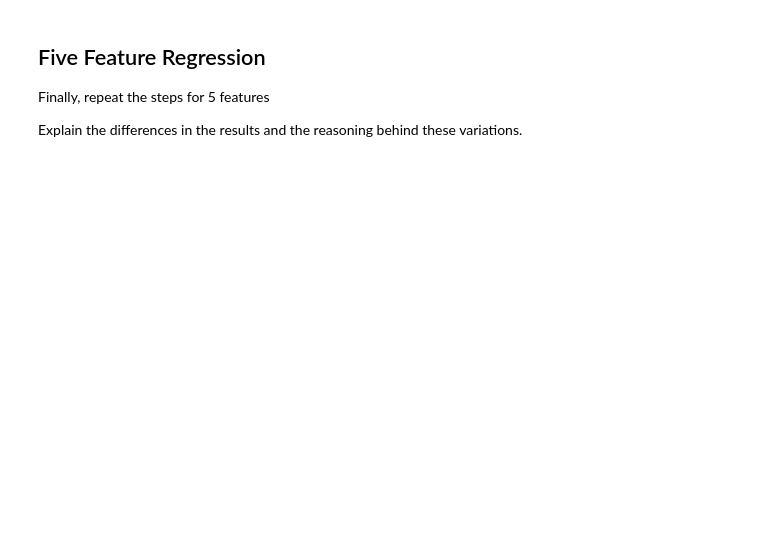
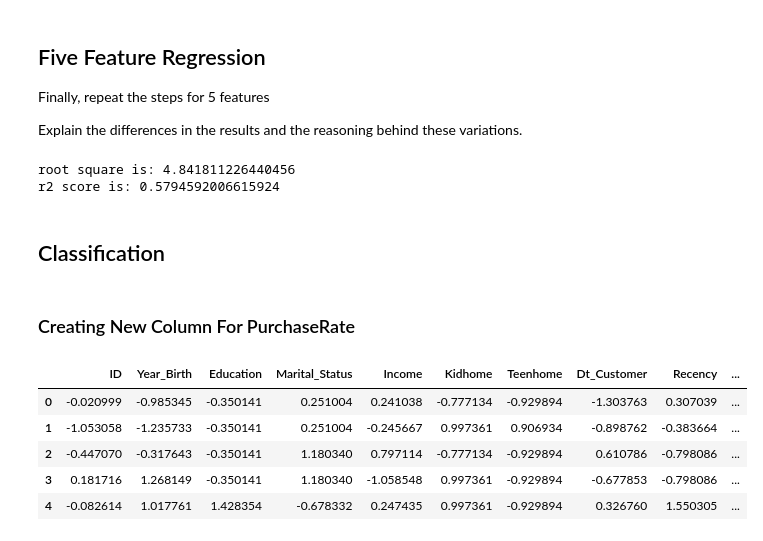
Before and after one commit to amiralirahimii/Artificial-Intelligence-Course-Projects-F2024, a Jupyter notebook: AI-CA4.ipynb, the cells around one changed output. Saved outputs shown, nothing was run; the diff lists cells and outputs as text; code cells hidden in the pictures; blank space fills up the shorter version.

```diff
--- a/AI-CA4.ipynb
+++ b/AI-CA4.ipynb
@@ -407,0 +424,31 @@ chosen_feature_matrix, train_weights, bias = get_weights_and_bias(top_five_featu
+# %%
+root_square = get_root_mean_square_error(predicted_values, testData[target])
+r2_score = get_r2_score(predicted_values, testData[target])
+
+print(f"root square is: {root_square}")
+print(f"r2 score is: {r2_score}")
+# %% [output]
+root square is: 4.841811226440456
+r2 score is: 0.5794592006615924
+# %% [markdown]
+## Classification
+# %% [markdown]
+### Creating New Column For PurchaseRate
+# %%
+def findPurchaseRate(purchaseNum, median):
+    if(purchaseNum >= median):
+        return "HIGH"
+    else:
+        return "LOW"
+# %%
+purchaseRate = "PurchaseRate"
+standardizedDF[purchaseRate] = standardizedDF[target].apply(findPurchaseRate, median=standardizedDF[target].median())
+standardizedDF = standardizedDF.drop(target, axis=1)
+standardizedDF.head()
+# %% [output]
+|  | ID | Year_Birth | Education | Marital_Status | Income | Kidhome | Teenhome | Dt_Customer | Recency | ... |
+| 0 | -0.020999 | -0.985345 | -0.350141 | 0.251004 | 0.241038 | -0.777134 | -0.929894 | -1.303763 | 0.307039 | ... |
+| 1 | -1.053058 | -1.235733 | -0.350141 | 0.251004 | -0.245667 | 0.997361 | 0.906934 | -0.898762 | -0.383664 | ... |
+| 2 | -0.447070 | -0.317643 | -0.350141 | 1.180340 | 0.797114 | -0.777134 | -0.929894 | 0.610786 | -0.798086 | ... |
+| 3 | 0.181716 | 1.268149 | -0.350141 | 1.180340 | -1.058548 | 0.997361 | -0.929894 | -0.677853 | -0.798086 | ... |
+| 4 | -0.082614 | 1.017761 | 1.428354 | -0.678332 | 0.247435 | 0.997361 | -0.929894 | 0.326760 | 1.550305 | ... |
```
Also changed, not shown: parts of 12 cells of this notebook.
